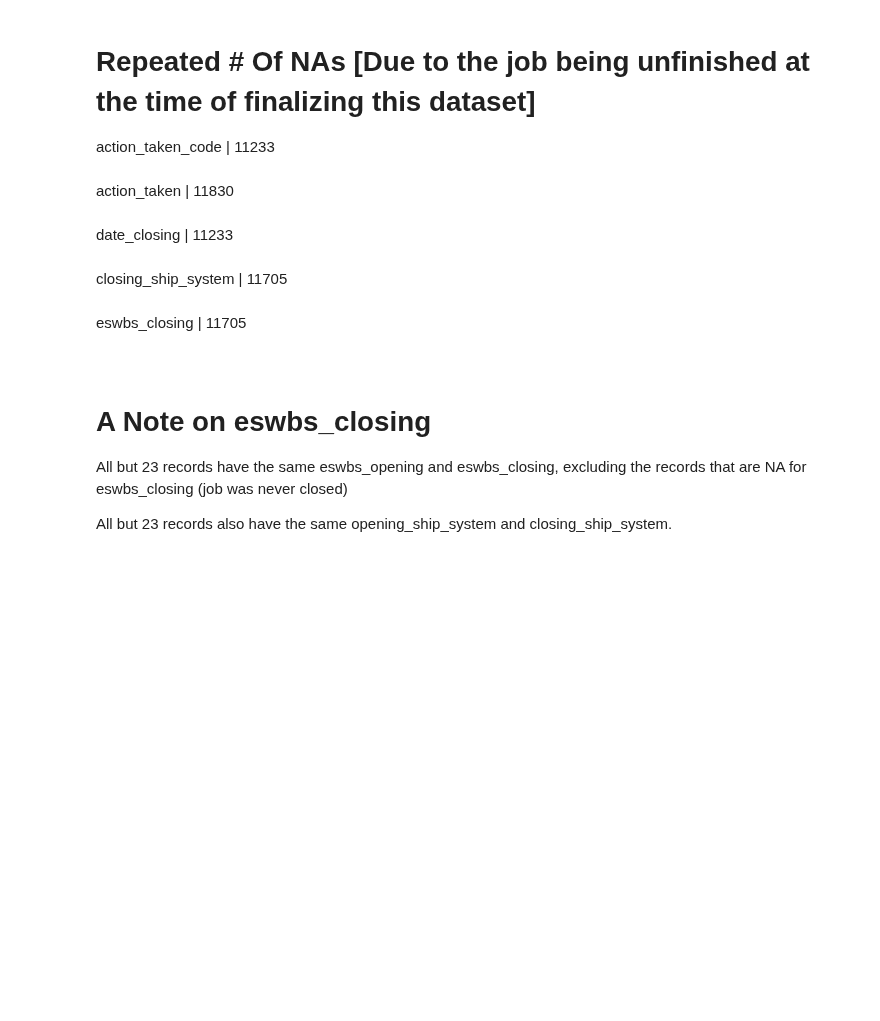
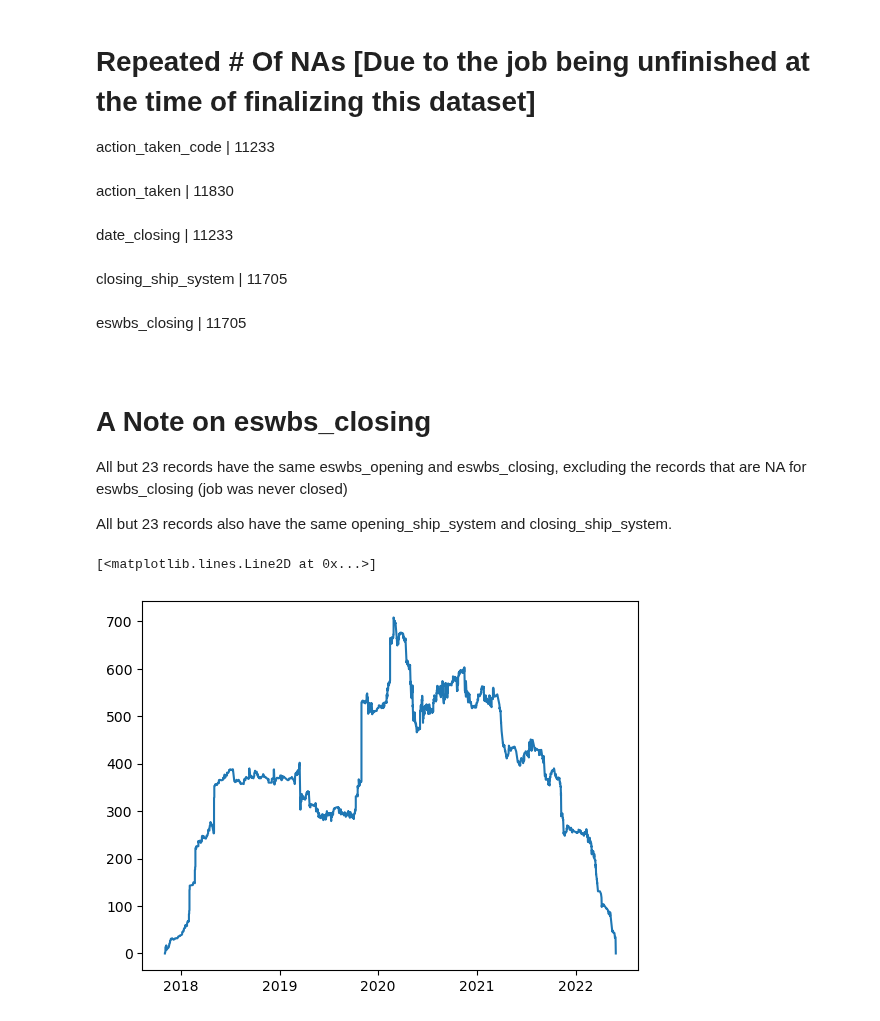
Before and after one commit to jcarswell073/Fleet-Sustainment-HVAC-Project, a Jupyter notebook: Notebooks/Jeff_data_exploration.ipynb, the cells around one changed output. Drawn from its saved outputs; the diff is of its cells as text; code cells hidden in the pictures; blank space fills up the shorter version.

```diff
--- a/Notebooks/Jeff_data_exploration.ipynb
+++ b/Notebooks/Jeff_data_exploration.ipynb
@@ -94,3 +104,31 @@ All but 23 records have the same eswbs_opening and eswbs_closing, excluding the
 <br>
 
 All but 23 records also have the same opening_ship_system and closing_ship_system.
+# %%
+#Create a variable jobsOpen that tells how many jobs are currently being worked on on your ship
+import pandas as pd
+dat = pd.read_csv(r'C:\Users\carswje\OneDrive - HII\Documents\Fleet-Sustainment-HVAC-Project\RawData\cvn-hvac-jobs-data.csv')
+
+dat = dat.dropna(subset = ['date_closing'])
+dat['date_maintenance_action'] = pd.to_datetime(dat['date_maintenance_action'])
+dat['date_closing'] = pd.to_datetime(dat['date_closing'])
+
+cvn68 = dat[dat['ship'] == 'CVN68']
+cvn68 = cvn68.sort_values('date_maintenance_action').reset_index(drop =True)
+
+
+cvn68['jobsOpen'] = 0
+
+for i in range(len(cvn68) - 1): #for each job
+    for j in range(i): #for all j less than i
+        if cvn68.loc[j, 'date_closing'] >  cvn68.loc[i, 'date_maintenance_action']:
+            cvn68.loc[i, 'jobsOpen'] += 1
+# %%
+import matplotlib.pyplot as plt
+plt.plot(cvn68['date_maintenance_action'],cvn68['jobsOpen'])
+
+#Note:
+#Need to consider ties. The loop looks at jobs by increasing date_maintenance_action. Depending on how ties are broken, Job A could have a different # of jobs open than job B because one was iterated through before the other
+# %% [output]
+[<matplotlib.lines.Line2D at 0x...>]
+[figure, added]
```
Also changed, not shown: parts of 9 cells of this notebook, 1 other file.
